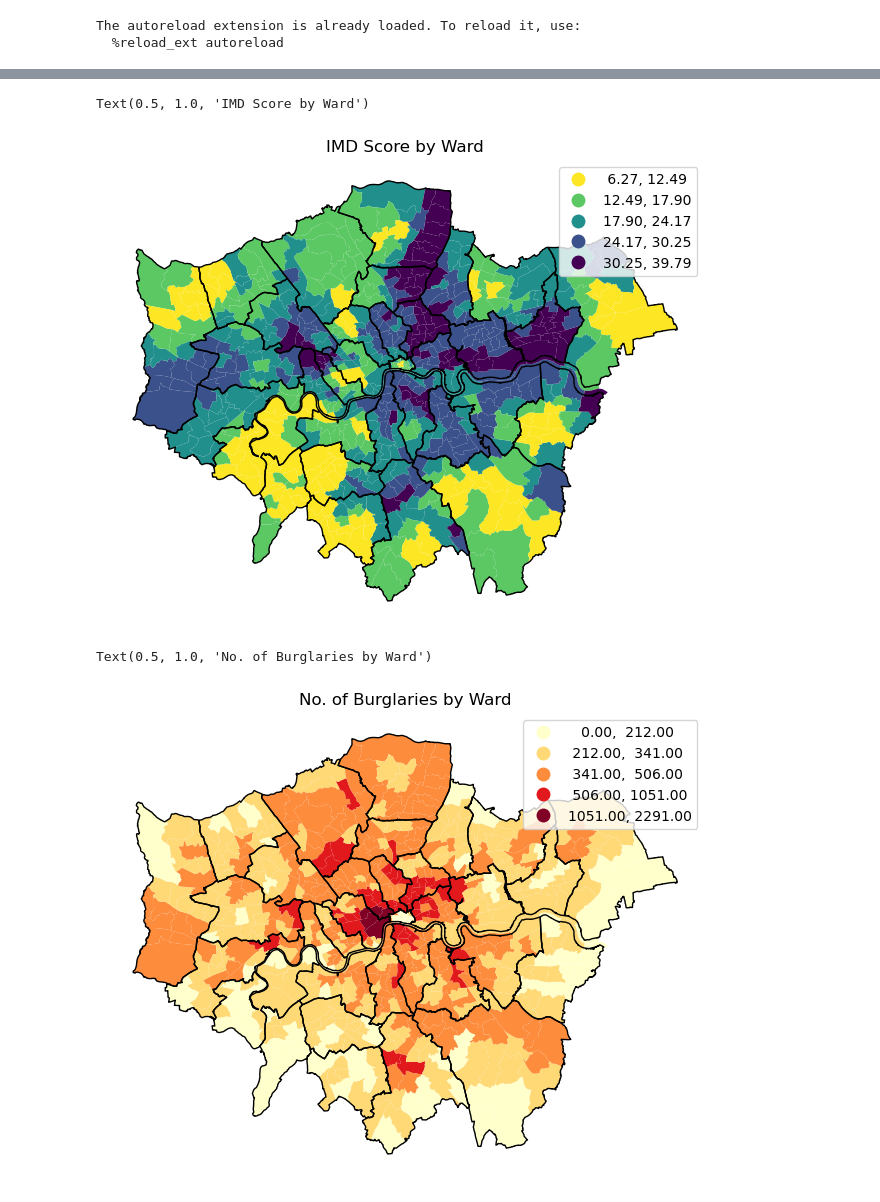
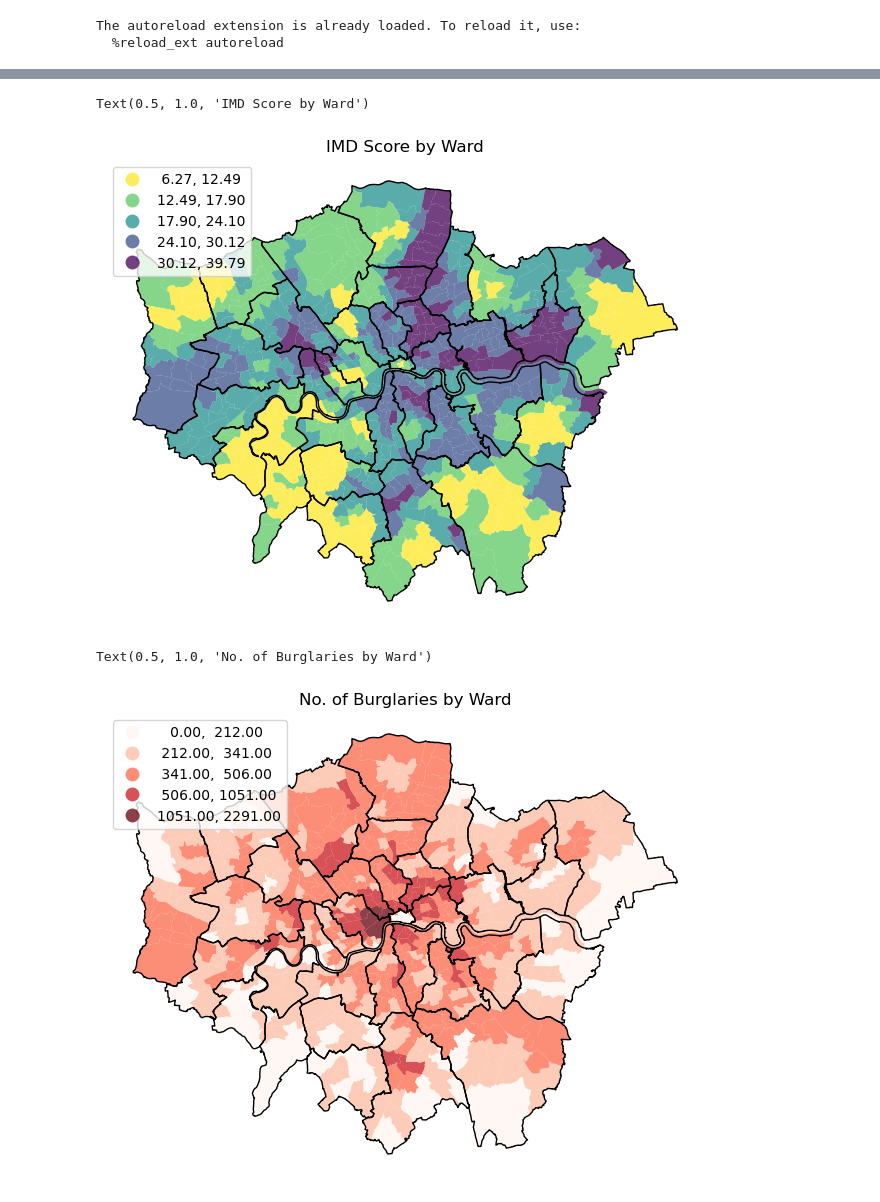
Before and after one commit to mushtary-mumu/crime_patterns, a Jupyter notebook: src/notebooks/spatial_regression.ipynb, the cells around one changed output, grey strips where cells are left out. Saved outputs shown, nothing was run; the diff lists cells and outputs as text; code cells hidden in the pictures.

Commit message:
added necessary plotting functions

```diff
--- a/src/notebooks/spatial_regression.ipynb
+++ b/src/notebooks/spatial_regression.ipynb
@@ -95,22 +96,24 @@ Text(0.5, 1.0, 'IMD Score by LSOA')
 # %%
-fig, ax = plt.subplots(figsize=(height, width))
+choropleth_kwds = {"scheme": "natural_breaks", "cmap": "viridis_r"}
 
-choropleth = imd_ward.plot(ax=ax, column="IMDScore", scheme='natural_breaks', legend=True, cmap="viridis_r")
-# cbar = plt.colorbar(contours)
+fig, ax = plotting.plot_choropleth_map(region=imd_ward, column_name="IMDScore", figsize=(height, width), choropleth_kwds = choropleth_kwds)
+
 london_borough.to_crs(imd_ward.crs).plot(ax=ax, fc="None")
-plt.axis(False)
+
+ax.set_axis_off()
 ax.set_title("IMD Score by Ward")
 # %% [output]
 Text(0.5, 1.0, 'IMD Score by Ward')
-[figure, old version]
+[figure, new version]
 # %%
-fig, ax = plt.subplots(figsize=(height, width))
+choropleth_kwds = {"scheme": "natural_breaks", "cmap": "Reds"}
 
-choropleth = burglary_ward.plot(ax=ax, column="2019_total", scheme='natural_breaks', legend=True, cmap="YlOrRd")
-# cbar = plt.colorbar(contours)
+fig, ax = plotting.plot_choropleth_map(region=burglary_ward, column_name="2019_total", figsize=(height, width), choropleth_kwds = choropleth_kwds)
+
 london_borough.to_crs(burglary_ward.crs).plot(ax=ax, fc="None")
-plt.axis(False)
+
+ax.set_axis_off()
 ax.set_title("No. of Burglaries by Ward")
 # %% [output]
 Text(0.5, 1.0, 'No. of Burglaries by Ward')
-[figure, old version]
+[figure, new version]
```
Also changed, not shown: parts of 40 cells of this notebook, 1 other file.
